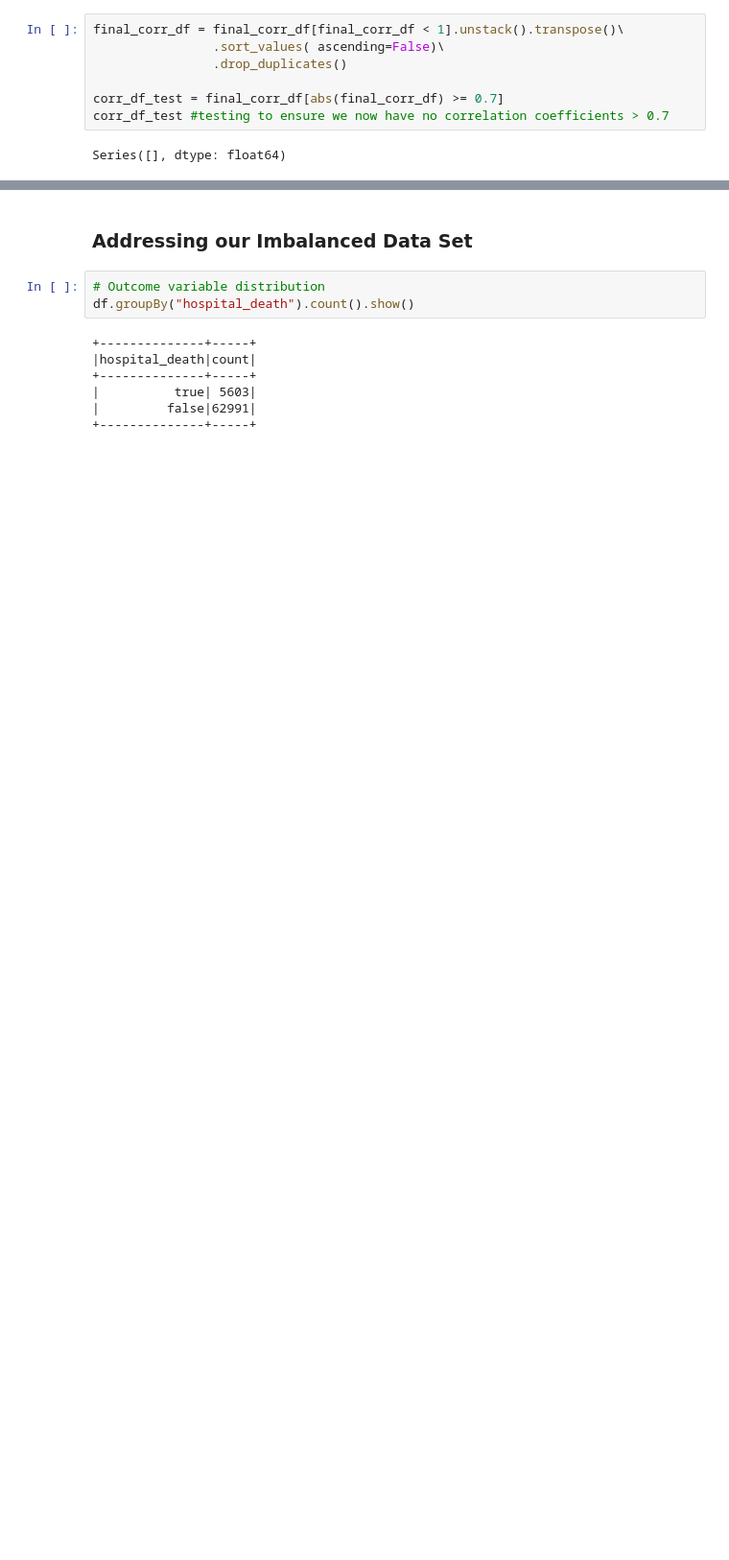
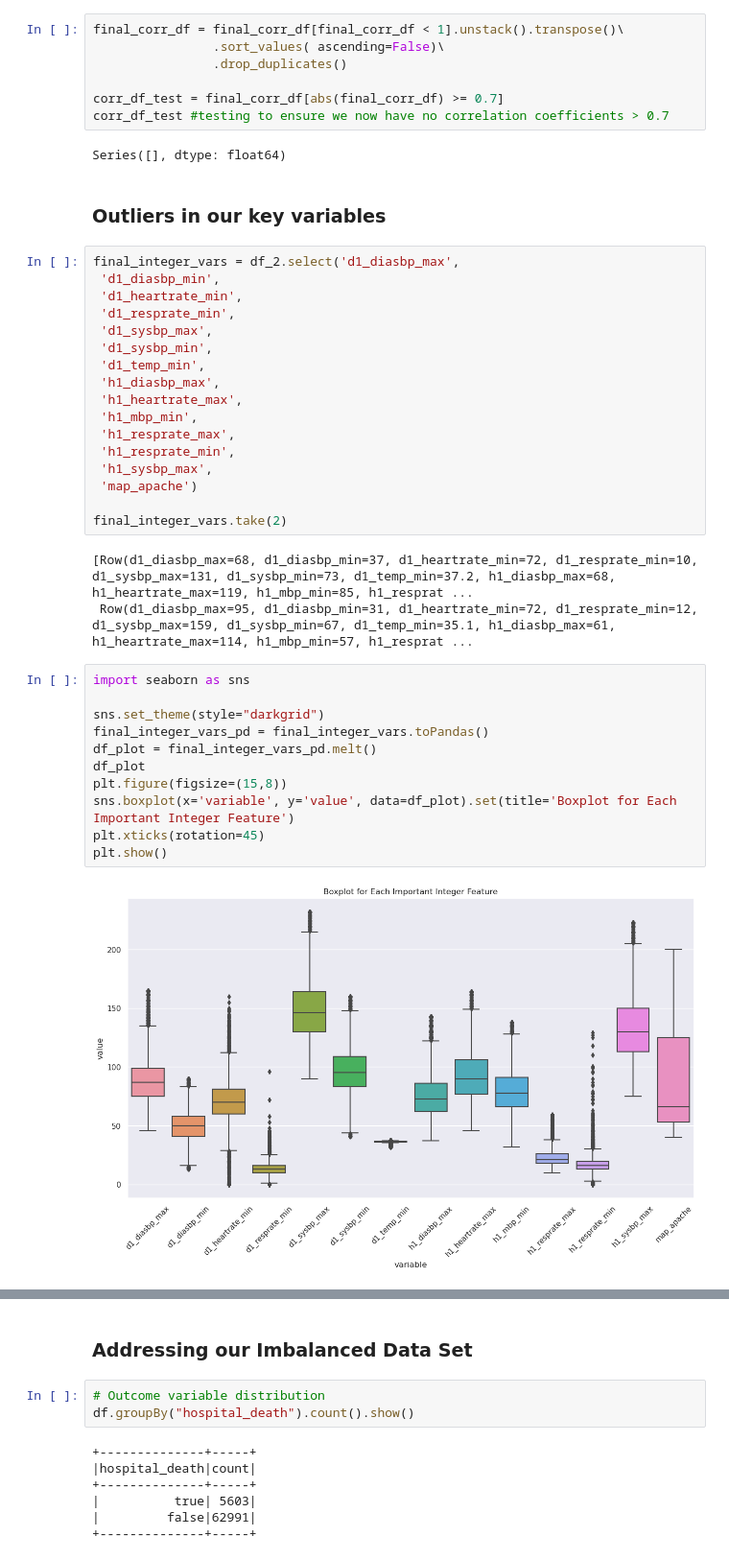
Before and after one commit to btchae/DS5110_Project, a Jupyter notebook: DS5110_Final_Project.ipynb, the cells around one changed output, grey strips where cells are left out. Shown at 96% size. Drawn from its saved outputs; the diff is of its cells as text; blank space fills up the shorter version.

```diff
--- a/DS5110_Final_Project.ipynb
+++ b/DS5110_Final_Project.ipynb
@@ -745,3 +745,38 @@ corr_df_test = final_corr_df[abs(final_corr_df) >= 0.7]
 corr_df_test #testing to ensure we now have no correlation coefficients > 0.7
 # %% [output]
 Series([], dtype: float64)
+# %% [markdown]
+### Outliers in our key variables
+# %%
+final_integer_vars = df_2.select('d1_diasbp_max',
+ 'd1_diasbp_min',
+ 'd1_heartrate_min',
+ 'd1_resprate_min',
+ 'd1_sysbp_max',
+ 'd1_sysbp_min',
+ 'd1_temp_min',
+ 'h1_diasbp_max',
+ 'h1_heartrate_max',
+ 'h1_mbp_min',
+ 'h1_resprate_max',
+ 'h1_resprate_min',
+ 'h1_sysbp_max',
+ 'map_apache')
+
+final_integer_vars.take(2)
+# %% [output]
+[Row(d1_diasbp_max=68, d1_diasbp_min=37, d1_heartrate_min=72, d1_resprate_min=10, d1_sysbp_max=131, d1_sysbp_min=73, d1_temp_min=37.2, h1_diasbp_max=68, h1_heartrate_max=119, h1_mbp_min=85, h1_resprat ...
+ Row(d1_diasbp_max=95, d1_diasbp_min=31, d1_heartrate_min=72, d1_resprate_min=12, d1_sysbp_max=159, d1_sysbp_min=67, d1_temp_min=35.1, h1_diasbp_max=61, h1_heartrate_max=114, h1_mbp_min=57, h1_resprat ...
+# %%
+import seaborn as sns
+
+sns.set_theme(style="darkgrid")
+final_integer_vars_pd = final_integer_vars.toPandas()
+df_plot = final_integer_vars_pd.melt()
+df_plot
+plt.figure(figsize=(15,8))
+sns.boxplot(x='variable', y='value', data=df_plot).set(title='Boxplot for Each Important Integer Feature')
+plt.xticks(rotation=45)
+plt.show()
+# %% [output]
+[figure, added]
```
Also changed, not shown: parts of 19 cells of this notebook.
